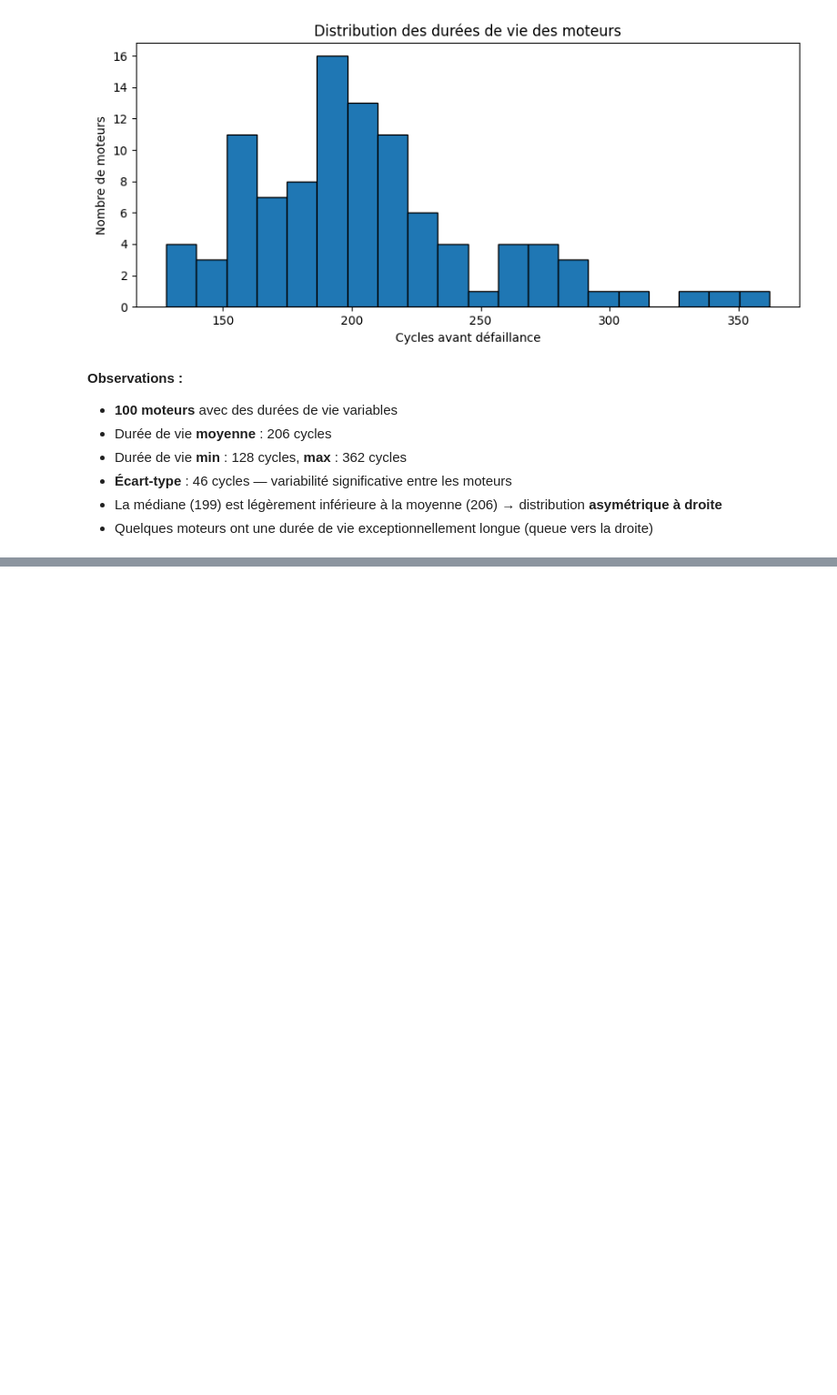
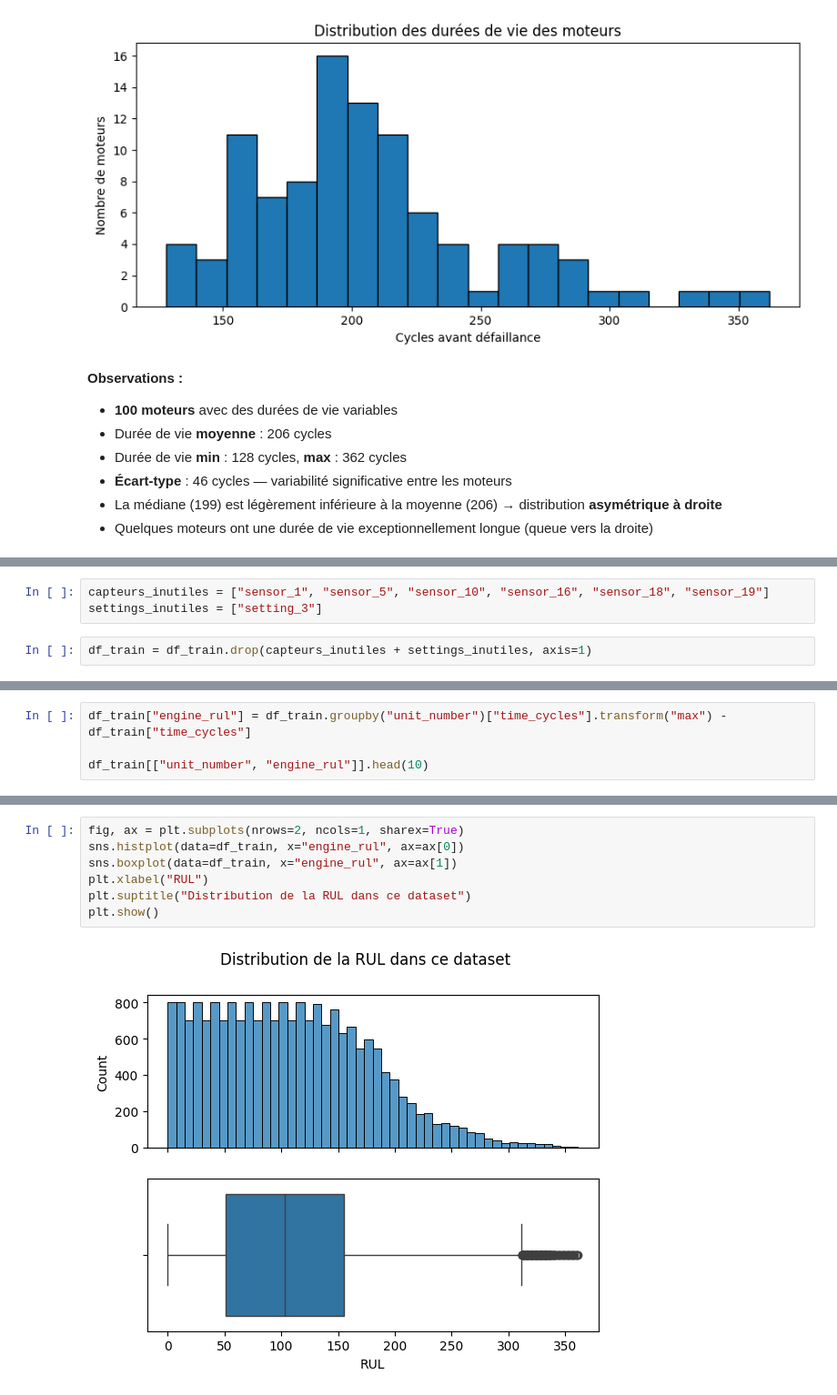
Before and after one commit to SimonGallien/nasa-turbofan-rul, a Jupyter notebook: notebooks/01_eda.ipynb, the cells around one changed output, grey strips where cells are left out. Shown at 91% size. Drawn from its saved outputs; the diff is of its cells as text; blank space fills up the shorter version.

```diff
--- a/notebooks/01_eda.ipynb
+++ b/notebooks/01_eda.ipynb
@@ -162,0 +191,5 @@ plt.show()
+# %%
+capteurs_inutiles = ["sensor_1", "sensor_5", "sensor_10", "sensor_16", "sensor_18", "sensor_19"]
+settings_inutiles = ["setting_3"]
+# %%
+df_train = df_train.drop(capteurs_inutiles + settings_inutiles, axis=1)
@@ -162,0 +208,4 @@ plt.show()
+# %%
+df_train["engine_rul"] = df_train.groupby("unit_number")["time_cycles"].transform("max") - df_train["time_cycles"]
+
+df_train[["unit_number", "engine_rul"]].head(10)
@@ -162,0 +248,9 @@ plt.show()
+# %%
+fig, ax = plt.subplots(nrows=2, ncols=1, sharex=True)
+sns.histplot(data=df_train, x="engine_rul", ax=ax[0])
+sns.boxplot(data=df_train, x="engine_rul", ax=ax[1])
+plt.xlabel("RUL")
+plt.suptitle("Distribution de la RUL dans ce dataset")
+plt.show()
+# %% [output]
+[figure, added]
```
Also changed, not shown: parts of 16 cells of this notebook, 1 other file.
